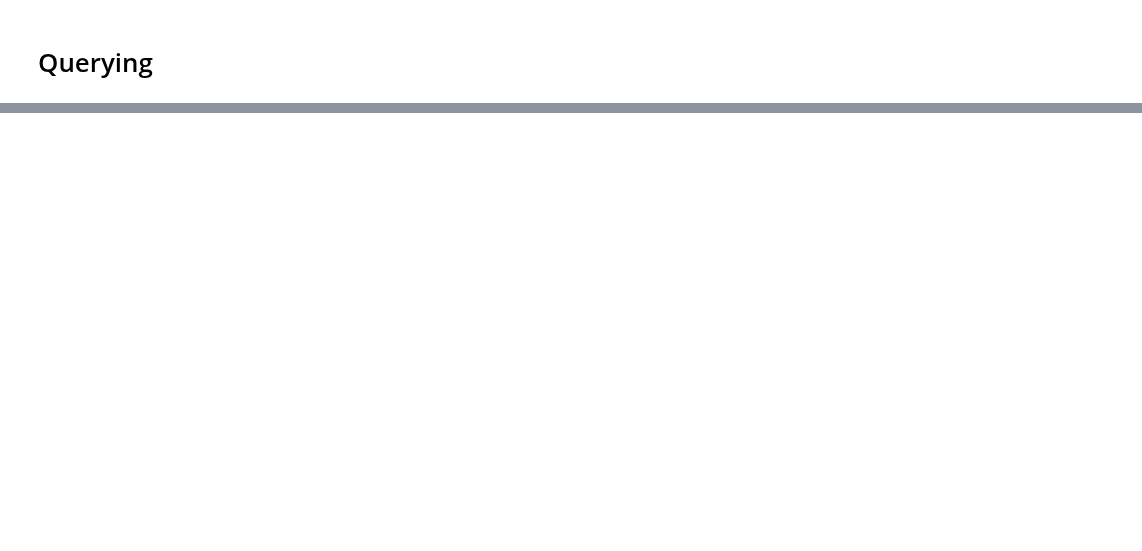
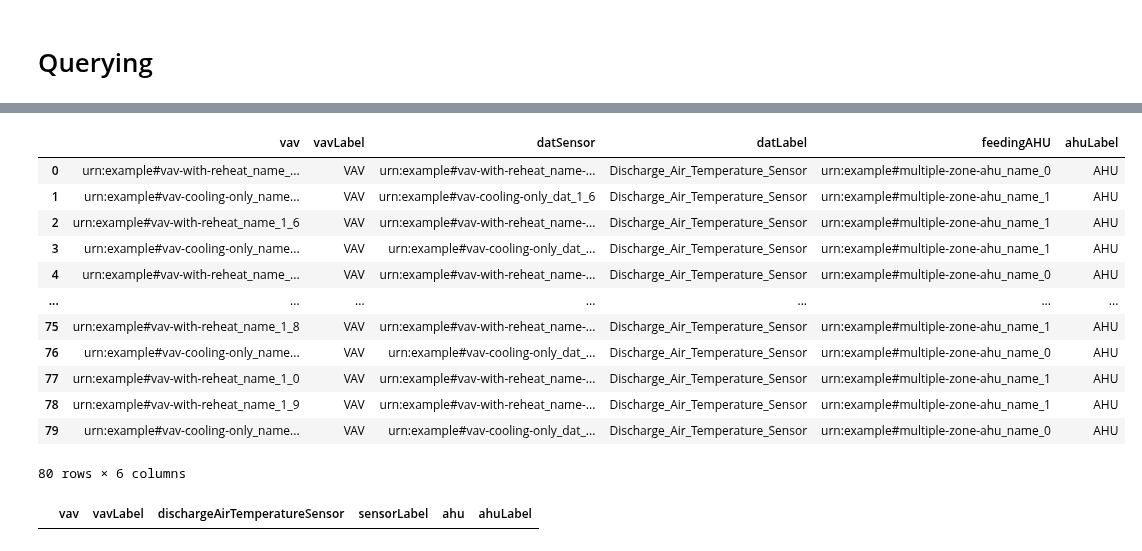
Before and after one commit to lazlop/graph-pattern-id, a Jupyter notebook: examples/brick-example.ipynb, the cells around one changed output, grey strips where cells are left out. Cells and saved outputs as stored; diff of their text form; code cells hidden in the pictures; blank space fills up the shorter version.

```diff
--- a/examples/brick-example.ipynb
+++ b/examples/brick-example.ipynb
@@ -440,0 +439,58 @@ query_to_df(group_bldg_query, bldg.graph + g)
+# %%
+query = """PREFIX bldg: <urn:example#>
+PREFIX brick: <https://brickschema.org/schema/Brick#>
+PREFIX rdfs: <http://www.w3.org/2000/01/rdf-schema#>
+
+SELECT ?vav ?vavLabel ?datSensor ?datLabel ?feedingAHU ?ahuLabel
+WHERE {
+  ?vav a brick:VAV .
+  ?vav rdfs:label ?vavLabel .
+
+  ?vav brick:hasPoint ?datSensor .
+  ?datSensor a brick:Discharge_Air_Temperature_Sensor .
+  ?datSensor rdfs:label ?datLabel .
+
+  ?feedingAHU a brick:AHU .
+  ?feedingAHU brick:feeds ?vav .
+  ?feedingAHU rdfs:label ?ahuLabel .
+}
+"""
+query_to_df(query, bldg.graph)
+# %% [output]
+|  | vav | vavLabel | datSensor | datLabel | feedingAHU | ahuLabel |
+| 0 | urn:example#vav-with-reheat_name_... | VAV | urn:example#vav-with-reheat_name-... | Discharge_Air_Temperature_Sensor | urn:example#multiple-zone-ahu_name_0 | AHU |
+| 1 | urn:example#vav-cooling-only_name... | VAV | urn:example#vav-cooling-only_dat_1_6 | Discharge_Air_Temperature_Sensor | urn:example#multiple-zone-ahu_name_1 | AHU |
+| 2 | urn:example#vav-with-reheat_name_1_6 | VAV | urn:example#vav-with-reheat_name-... | Discharge_Air_Temperature_Sensor | urn:example#multiple-zone-ahu_name_1 | AHU |
+| 3 | urn:example#vav-cooling-only_name... | VAV | urn:example#vav-cooling-only_dat_... | Discharge_Air_Temperature_Sensor | urn:example#multiple-zone-ahu_name_1 | AHU |
+| 4 | urn:example#vav-with-reheat_name_... | VAV | urn:example#vav-with-reheat_name-... | Discharge_Air_Temperature_Sensor | urn:example#multiple-zone-ahu_name_0 | AHU |
+| ... | ... | ... | ... | ... | ... | ... |
+| 75 | urn:example#vav-with-reheat_name_1_8 | VAV | urn:example#vav-with-reheat_name-... | Discharge_Air_Temperature_Sensor | urn:example#multiple-zone-ahu_name_1 | AHU |
+| 76 | urn:example#vav-cooling-only_name... | VAV | urn:example#vav-cooling-only_dat_... | Discharge_Air_Temperature_Sensor | urn:example#multiple-zone-ahu_name_0 | AHU |
+| 77 | urn:example#vav-with-reheat_name_1_0 | VAV | urn:example#vav-with-reheat_name-... | Discharge_Air_Temperature_Sensor | urn:example#multiple-zone-ahu_name_1 | AHU |
+| 78 | urn:example#vav-with-reheat_name_1_9 | VAV | urn:example#vav-with-reheat_name-... | Discharge_Air_Temperature_Sensor | urn:example#multiple-zone-ahu_name_1 | AHU |
+| 79 | urn:example#vav-cooling-only_name... | VAV | urn:example#vav-cooling-only_dat_... | Discharge_Air_Temperature_Sensor | urn:example#multiple-zone-ahu_name_0 | AHU |
+80 rows × 6 columns
+# %%
+query = """PREFIX brick: <https://brickschema.org/schema/Brick#>
+PREFIX bf: <https://brickschema.org/schema/BrickFrame#>
+PREFIX rdfs: <http://www.w3.org/2000/01/rdf-schema#>
+
+SELECT ?vav ?vavLabel ?dischargeAirTemperatureSensor ?sensorLabel ?ahu ?ahuLabel
+WHERE {
+    # Find all VAV instances
+    ?vav a brick:VAV .
+    OPTIONAL { ?vav rdfs:label ?vavLabel . } # Optional: Get a human-readable label for the VAV
+
+    # Find the Discharge_Air_Temperature_Sensor associated with the VAV
+    ?vav bf:hasPoint ?dischargeAirTemperatureSensor .
+    ?dischargeAirTemperatureSensor a brick:Discharge_Air_Temperature_Sensor .
+    OPTIONAL { ?dischargeAirTemperatureSensor rdfs:label ?sensorLabel . } # Optional: Get a human-readable label for the sensor
+
+    # Find the AHU that feeds the VAV
+    ?ahu bf:feeds ?vav .
+    ?ahu a brick:AHU .
+    OPTIONAL { ?ahu rdfs:label ?ahuLabel . } # Optional: Get a human-readable label for the AHU
+}"""
+query_to_df(query, bldg.graph)
+# %% [output]
+|  | vav | vavLabel | dischargeAirTemperatureSensor | sensorLabel | ahu | ahuLabel |
```
Also changed, not shown: parts of 15 cells of this notebook, 3 other files.
